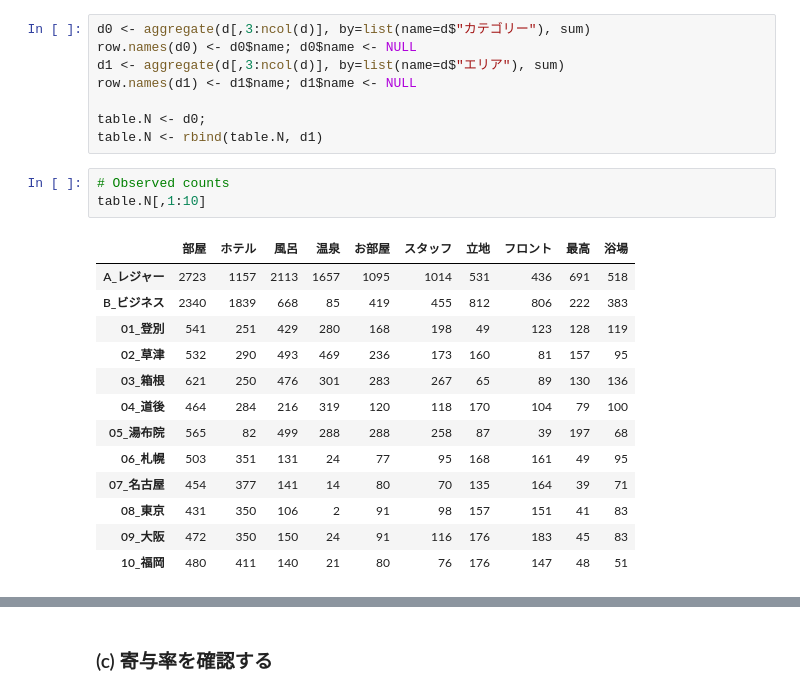
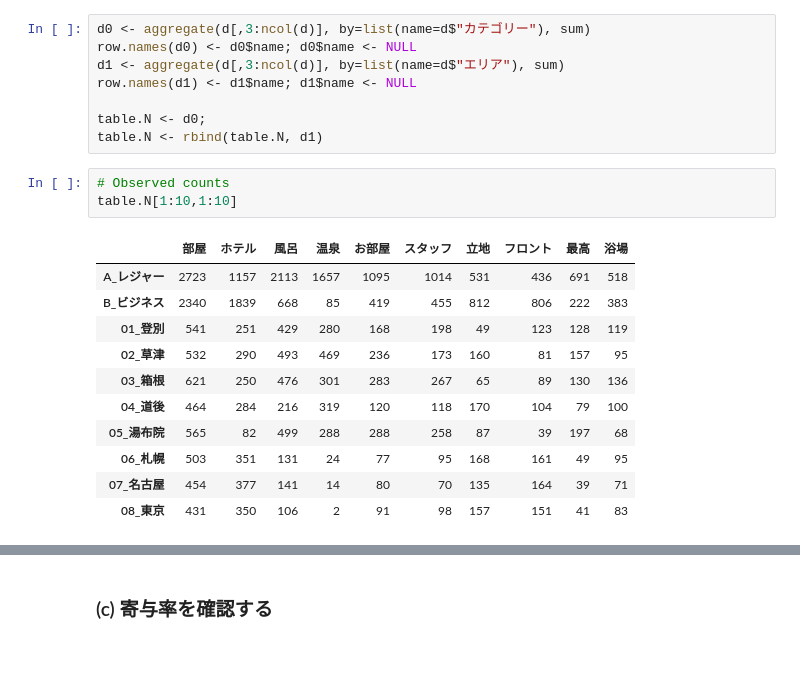
Before and after one commit to haradatm/lecture, a Jupyter notebook: gssm-201907/03-samples/practice-3_sample.ipynb, the cells around one changed output, grey strips where cells are left out. Saved outputs shown, nothing was run; the diff lists cells and outputs as text; blank space fills up the shorter version.

```diff
--- a/gssm-201907/03-samples/practice-3_sample.ipynb
+++ b/gssm-201907/03-samples/practice-3_sample.ipynb
@@ -100,21 +100,19 @@ table.N <- d0;
 table.N <- rbind(table.N, d1)
 # %%
 # Observed counts
-table.N[,1:10]
+table.N[1:10,1:10]
 # %% [output]
 |  | 部屋 | ホテル | 風呂 | 温泉 | お部屋 | スタッフ | 立地 | フロント | 最高 | 浴場 |
 | A_レジャー | 2723 | 1157 | 2113 | 1657 | 1095 | 1014 | 531 | 436 | 691 | 518 |
 | B_ビジネス | 2340 | 1839 | 668 | 85 | 419 | 455 | 812 | 806 | 222 | 383 |
 | 01_登別 | 541 | 251 | 429 | 280 | 168 | 198 | 49 | 123 | 128 | 119 |
 | 02_草津 | 532 | 290 | 493 | 469 | 236 | 173 | 160 | 81 | 157 | 95 |
 | 03_箱根 | 621 | 250 | 476 | 301 | 283 | 267 | 65 | 89 | 130 | 136 |
 | 04_道後 | 464 | 284 | 216 | 319 | 120 | 118 | 170 | 104 | 79 | 100 |
 | 05_湯布院 | 565 | 82 | 499 | 288 | 288 | 258 | 87 | 39 | 197 | 68 |
 | 06_札幌 | 503 | 351 | 131 | 24 | 77 | 95 | 168 | 161 | 49 | 95 |
 | 07_名古屋 | 454 | 377 | 141 | 14 | 80 | 70 | 135 | 164 | 39 | 71 |
 | 08_東京 | 431 | 350 | 106 | 2 | 91 | 98 | 157 | 151 | 41 | 83 |
-| 09_大阪 | 472 | 350 | 150 | 24 | 91 | 116 | 176 | 183 | 45 | 83 |
-| 10_福岡 | 480 | 411 | 140 | 21 | 80 | 76 | 176 | 147 | 48 | 51 |
 # %%
 library(MASS)
 d_max <- min(nrow(table.N), ncol(table.N)) - 1
```
Also changed, not shown: parts of 2 cells of this notebook.
